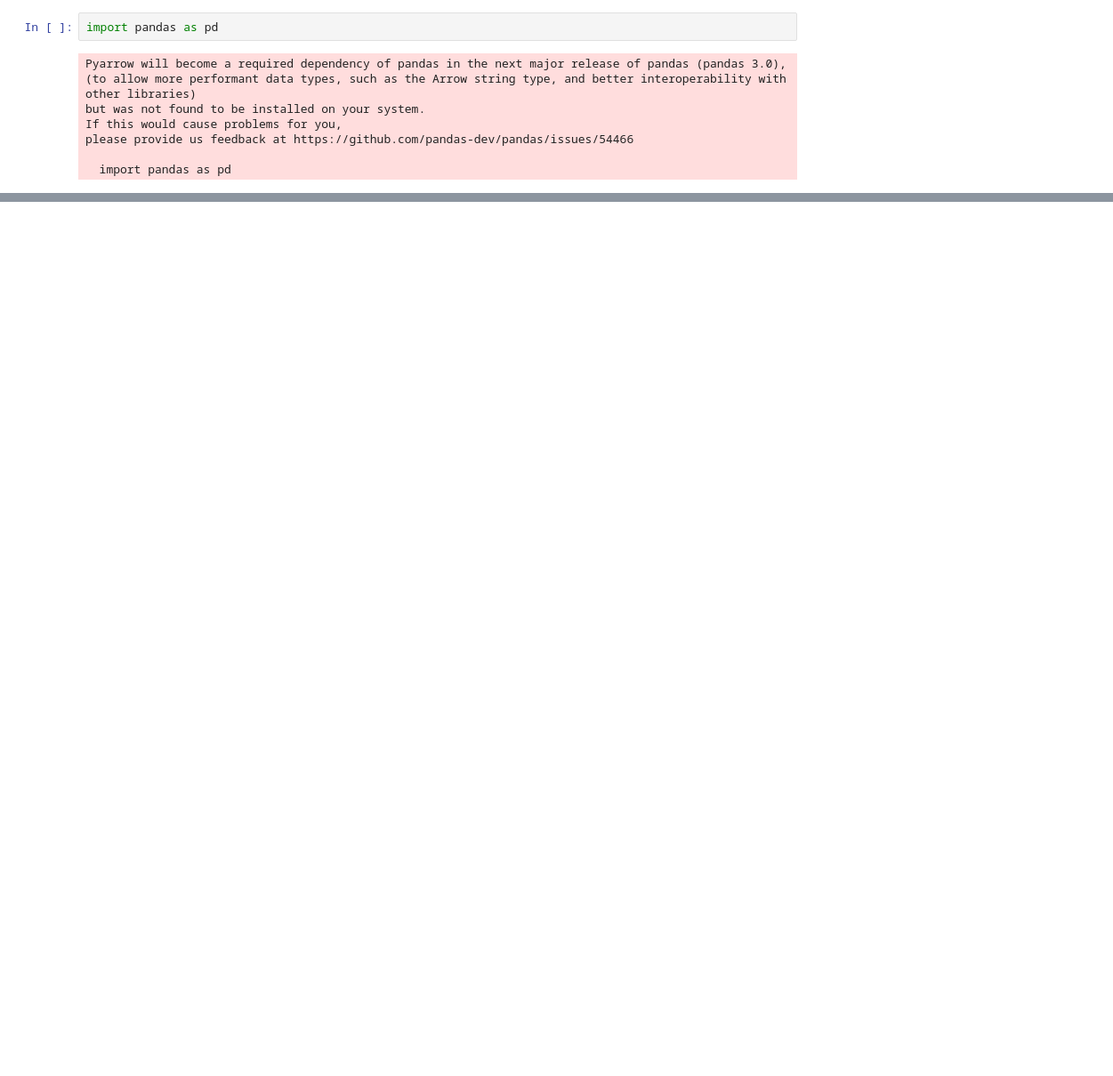
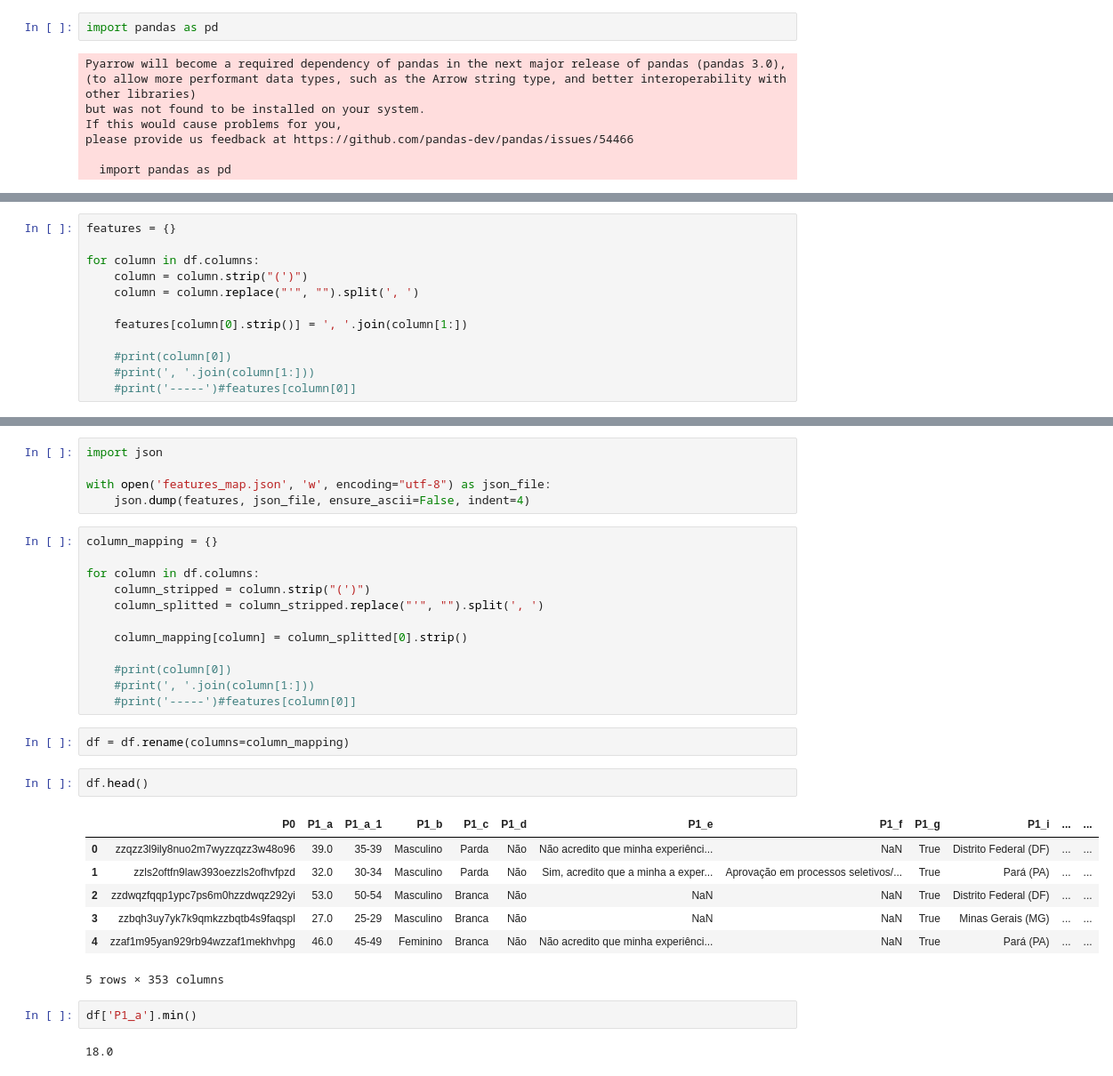
Before and after one commit to dcpadilha/responsible-ai-lib-with-state-of-data-brazil-dataset, a Jupyter notebook: notebooks/teste.ipynb, the cells around one changed output, grey strips where cells are left out. Shown at 89% size. Cells and saved outputs as stored; diff of their text form; blank space fills up the shorter version.

```diff
--- a/notebooks/teste.ipynb
+++ b/notebooks/teste.ipynb
@@ -22,0 +48,12 @@ df["('P1_k ', 'Regiao de origem')"].value_counts(dropna=False)
+# %%
+features = {}
+
+for column in df.columns:
+    column = column.strip("(')")
+    column = column.replace("'", "").split(', ')
+
+    features[column[0].strip()] = ', '.join(column[1:])
+
+    #print(column[0])
+    #print(', '.join(column[1:]))
+    #print('-----')#features[column[0]]
@@ -24,0 +93,33 @@ df.describe()
+# %%
+import json
+
+with open('features_map.json', 'w', encoding="utf-8") as json_file:
+    json.dump(features, json_file, ensure_ascii=False, indent=4)
+# %%
+column_mapping = {}
+
+for column in df.columns:
+    column_stripped = column.strip("(')")
+    column_splitted = column_stripped.replace("'", "").split(', ')
+
+    column_mapping[column] = column_splitted[0].strip()
+
+    #print(column[0])
+    #print(', '.join(column[1:]))
+    #print('-----')#features[column[0]]
+# %%
+df = df.rename(columns=column_mapping)
+# %%
+df.head()
+# %% [output]
+|  | P0 | P1_a | P1_a_1 | P1_b | P1_c | P1_d | P1_e | P1_f | P1_g | P1_i | ... | ... |
+| 0 | zzqzz3l9ily8nuo2m7wyzzqzz3w48o96 | 39.0 | 35-39 | Masculino | Parda | Não | Não acredito que minha experiênci... | NaN | True | Distrito Federal (DF) | ... | ... |
+| 1 | zzls2oftfn9law393oezzls2ofhvfpzd | 32.0 | 30-34 | Masculino | Parda | Não | Sim, acredito que a minha a exper... | Aprovação em processos seletivos/... | True | Pará (PA) | ... | ... |
+| 2 | zzdwqzfqqp1ypc7ps6m0hzzdwqz292yi | 53.0 | 50-54 | Masculino | Branca | Não | NaN | NaN | True | Distrito Federal (DF) | ... | ... |
+| 3 | zzbqh3uy7yk7k9qmkzzbqtb4s9faqspl | 27.0 | 25-29 | Masculino | Branca | Não | NaN | NaN | True | Minas Gerais (MG) | ... | ... |
+| 4 | zzaf1m95yan929rb94wzzaf1mekhvhpg | 46.0 | 45-49 | Feminino | Branca | Não | Não acredito que minha experiênci... | NaN | True | Pará (PA) | ... | ... |
+5 rows × 353 columns
+# %%
+df['P1_a'].min()
+# %% [output]
+18.0
```
Also changed, not shown: parts of 16 cells of this notebook, 4 other files.
